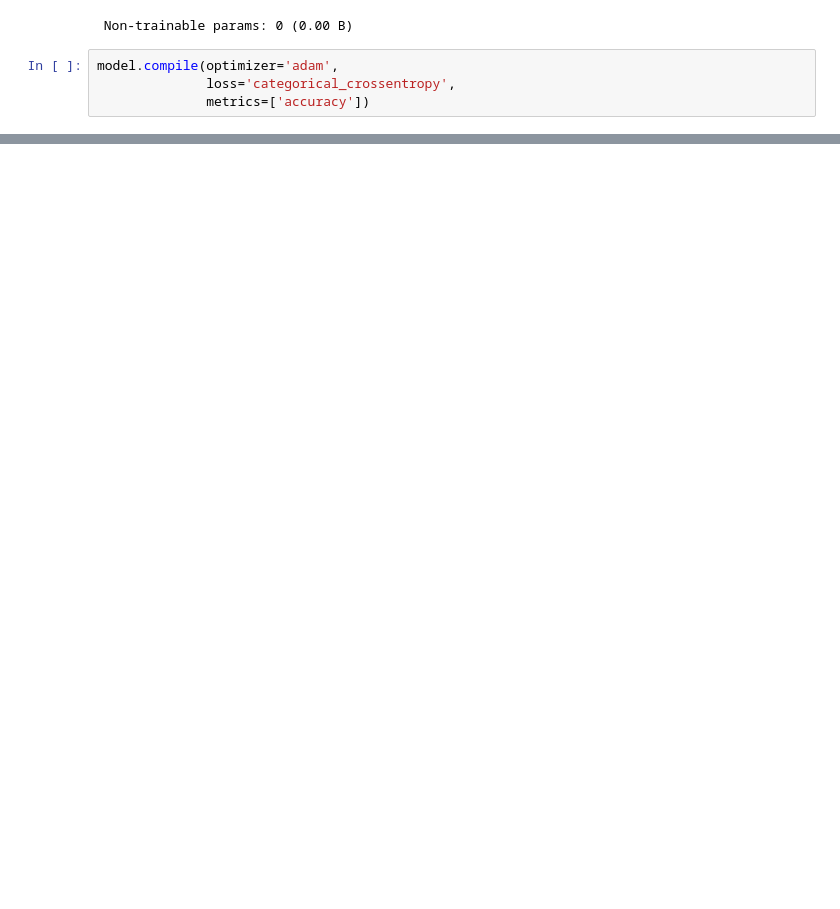
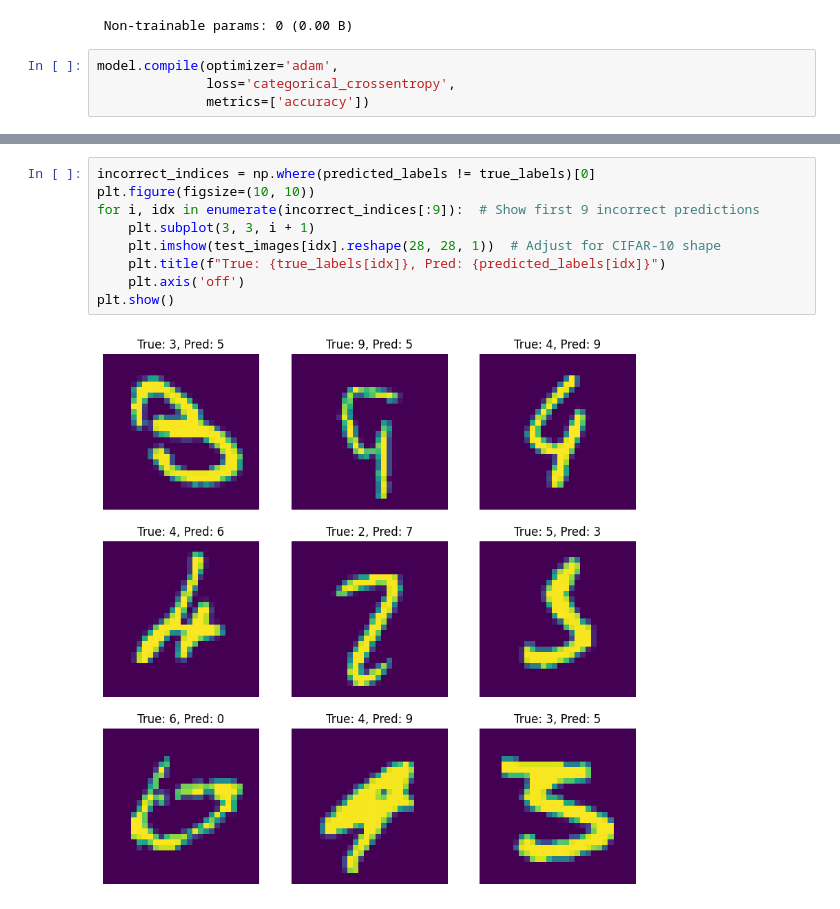
Before and after one commit to rayoo22/MNIST-ImageClassifier, a Jupyter notebook: cnn_dev.ipynb, the cells around one changed output, grey strips where cells are left out. Drawn from its saved outputs; the diff is of its cells as text; blank space fills up the shorter version.

```diff
--- a/cnn_dev.ipynb
+++ b/cnn_dev.ipynb
@@ -128,0 +184,11 @@ predictions = model.predict(test_images)  # Shape: (num_samples, num_classes)
+# %%
+incorrect_indices = np.where(predicted_labels != true_labels)[0]
+plt.figure(figsize=(10, 10))
+for i, idx in enumerate(incorrect_indices[:9]):  # Show first 9 incorrect predictions
+    plt.subplot(3, 3, i + 1)
+    plt.imshow(test_images[idx].reshape(28, 28, 1))  # Adjust for CIFAR-10 shape
+    plt.title(f"True: {true_labels[idx]}, Pred: {predicted_labels[idx]}")
+    plt.axis('off')
+plt.show()
+# %% [output]
+[figure, added]
```
Also changed, not shown: parts of 17 cells of this notebook.
